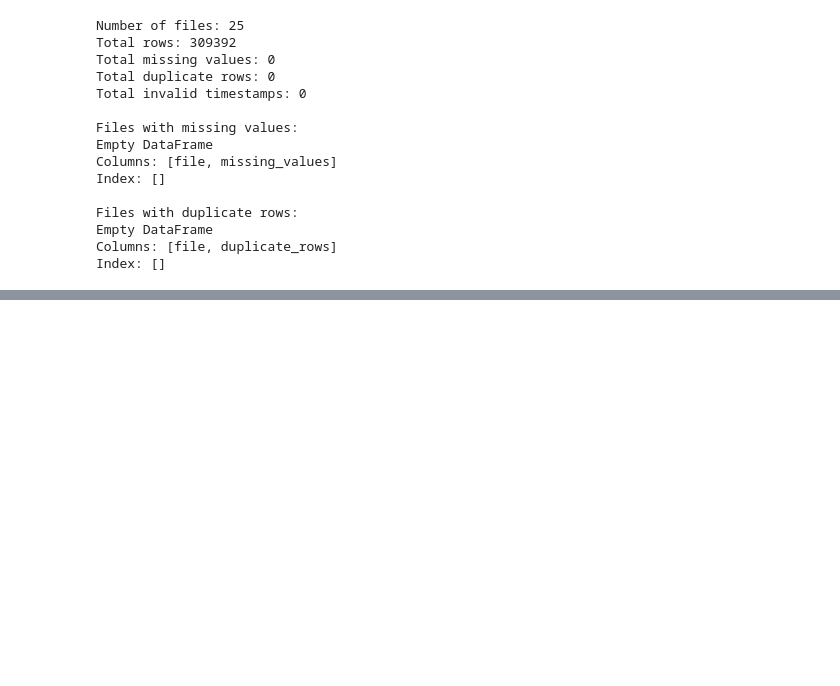
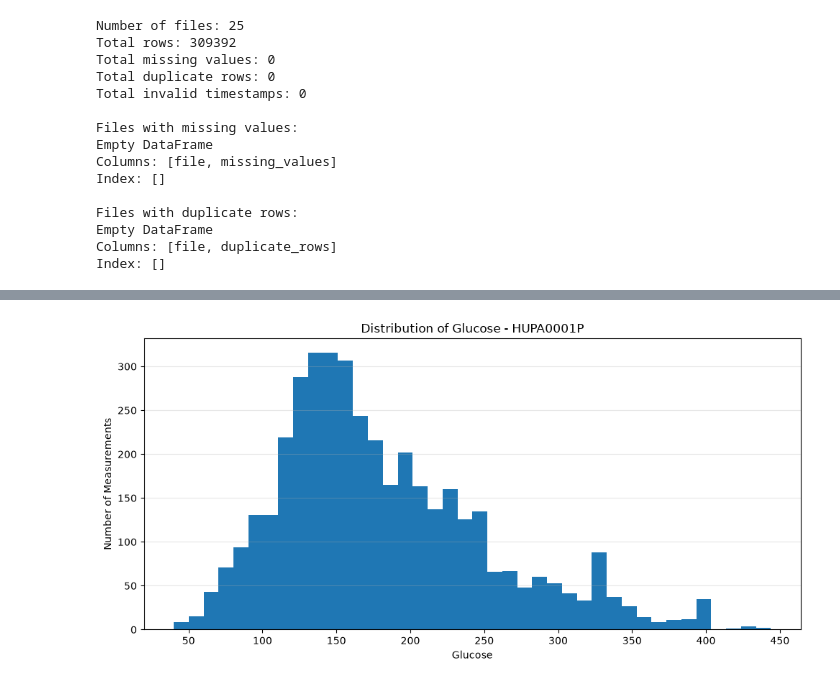
Before and after one commit to i4444i4444/diabetes-cgm-analysis, a Jupyter notebook: notebooks/01_data_exploration.ipynb, the cells around one changed output, grey strips where cells are left out. Drawn from its saved outputs; the diff is of its cells as text; code cells hidden in the pictures; blank space fills up the shorter version.

```diff
--- a/notebooks/01_data_exploration.ipynb
+++ b/notebooks/01_data_exploration.ipynb
@@ -274,0 +312,15 @@ Index: []
+# %%
+
+plt.figure(figsize=(10, 5))
+
+plt.hist(df["glucose"].dropna(), bins=40)
+
+plt.title("Distribution of Glucose - HUPA0001P")
+plt.xlabel("Glucose")
+plt.ylabel("Number of Measurements")
+plt.grid(axis="y", alpha=0.3)
+plt.tight_layout()
+
+plt.show()
+# %% [output]
+[figure, added]
```
Also changed, not shown: parts of 4 cells of this notebook.
